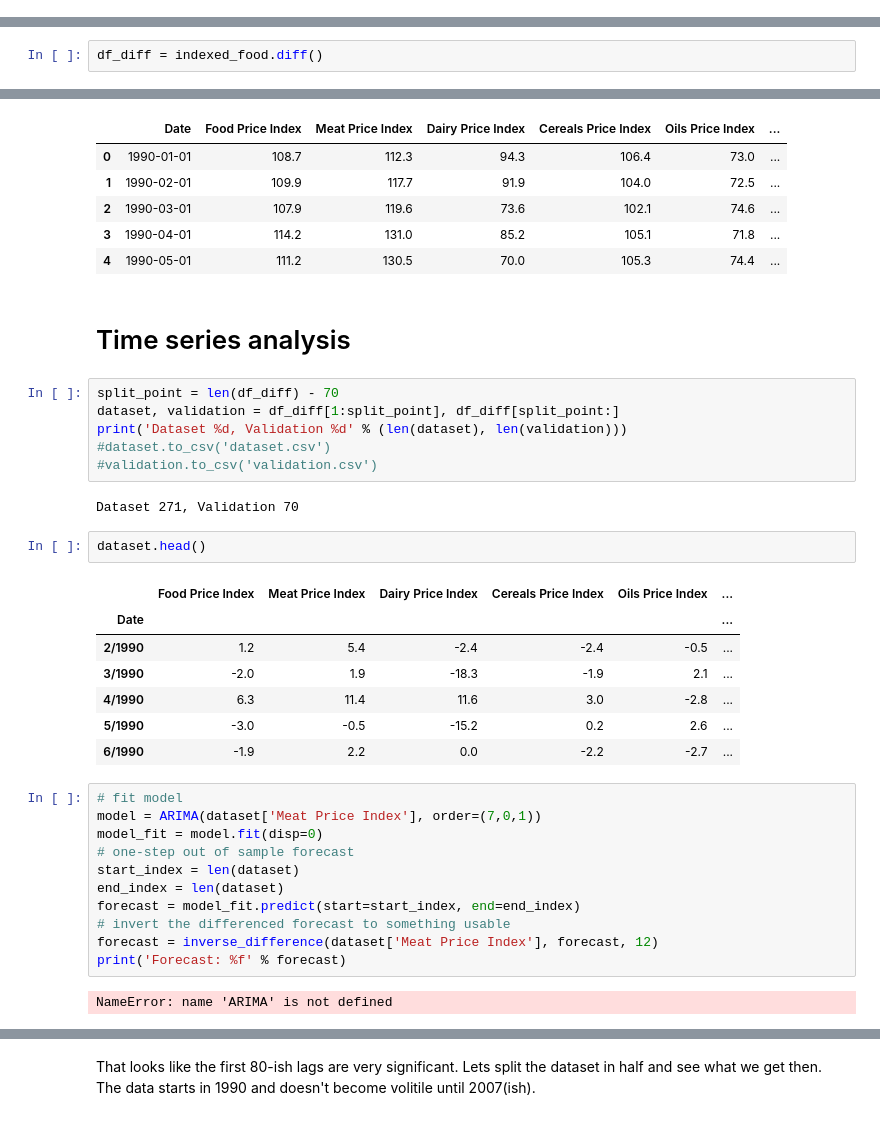
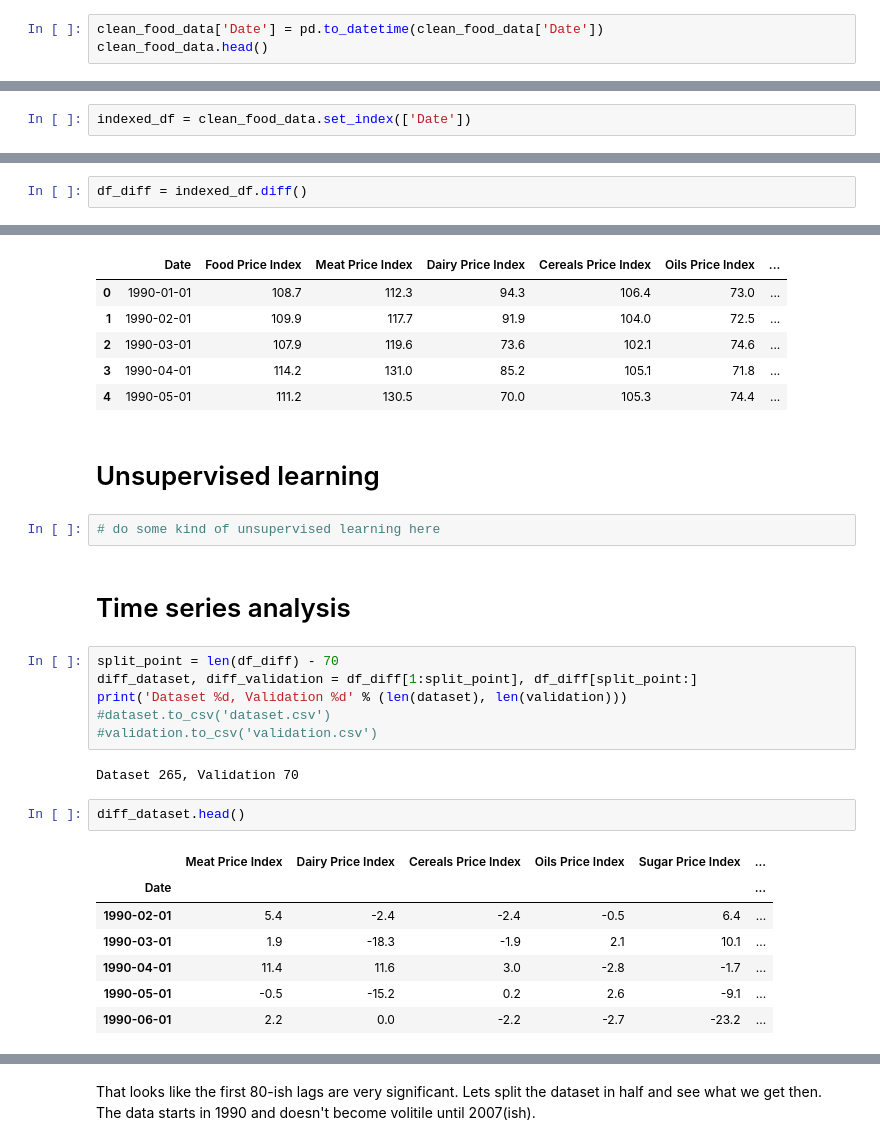
Before and after one commit to Schmidt8181/PreparingForTomorrow, a Jupyter notebook: FinalCapstone.ipynb, the cells around one changed output, grey strips where cells are left out. Drawn from its saved outputs; the diff is of its cells as text.

```diff
--- a/FinalCapstone.ipynb
+++ b/FinalCapstone.ipynb
@@ -171,0 +128,3 @@ plt.show()
+# %%
+clean_food_data['Date'] = pd.to_datetime(clean_food_data['Date'])
+clean_food_data.head()
@@ -171,0 +141,2 @@ plt.show()
+# %%
+indexed_df = clean_food_data.set_index(['Date'])
@@ -174,7 +203,7 @@ plt.show()
 # %%
 from statsmodels.tsa.stattools import adfuller
 # %%
-df_diff = indexed_food.diff()
+df_diff = indexed_df.diff()
 # %%
 df_diff.head()
 # %% [output]
@@ -291,36 +328,27 @@ food_data.head()
 | 2 | 1990-03-01 | 107.9 | 119.6 | 73.6 | 102.1 | 74.6 | ... |
 | 3 | 1990-04-01 | 114.2 | 131.0 | 85.2 | 105.1 | 71.8 | ... |
 | 4 | 1990-05-01 | 111.2 | 130.5 | 70.0 | 105.3 | 74.4 | ... |
+# %% [markdown]
+# Unsupervised learning
+# %%
+# do some kind of unsupervised learning here
 # %% [markdown]
 # Time series analysis
 # %%
 split_point = len(df_diff) - 70
-dataset, validation = df_diff[1:split_point], df_diff[split_point:]
+diff_dataset, diff_validation = df_diff[1:split_point], df_diff[split_point:]
 print('Dataset %d, Validation %d' % (len(dataset), len(validation)))
 #dataset.to_csv('dataset.csv')
 #validation.to_csv('validation.csv')
 # %% [output]
-Dataset 271, Validation 70
+Dataset 265, Validation 70
 # %%
-dataset.head()
+diff_dataset.head()
 # %% [output]
-|  | Food Price Index | Meat Price Index | Dairy Price Index | Cereals Price Index | Oils Price Index | ... |
+|  | Meat Price Index | Dairy Price Index | Cereals Price Index | Oils Price Index | Sugar Price Index | ... |
 | Date |  |  |  |  |  | ... |
-| 2/1990 | 1.2 | 5.4 | -2.4 | -2.4 | -0.5 | ... |
-| 3/1990 | -2.0 | 1.9 | -18.3 | -1.9 | 2.1 | ... |
-| 4/1990 | 6.3 | 11.4 | 11.6 | 3.0 | -2.8 | ... |
-| 5/1990 | -3.0 | -0.5 | -15.2 | 0.2 | 2.6 | ... |
-| 6/1990 | -1.9 | 2.2 | 0.0 | -2.2 | -2.7 | ... |
+| 1990-02-01 | 5.4 | -2.4 | -2.4 | -0.5 | 6.4 | ... |
+| 1990-03-01 | 1.9 | -18.3 | -1.9 | 2.1 | 10.1 | ... |
+| 1990-04-01 | 11.4 | 11.6 | 3.0 | -2.8 | -1.7 | ... |
+| 1990-05-01 | -0.5 | -15.2 | 0.2 | 2.6 | -9.1 | ... |
+| 1990-06-01 | 2.2 | 0.0 | -2.2 | -2.7 | -23.2 | ... |
-# %%
-# fit model
-model = ARIMA(dataset['Meat Price Index'], order=(7,0,1))
-model_fit = model.fit(disp=0)
-# one-step out of sample forecast
-start_index = len(dataset)
-end_index = len(dataset)
-forecast = model_fit.predict(start=start_index, end=end_index)
-# invert the differenced forecast to something usable
-forecast = inverse_difference(dataset['Meat Price Index'], forecast, 12)
-print('Forecast: %f' % forecast)
-# %% [output]
-NameError: name 'ARIMA' is not defined
```
Also changed, not shown: parts of 86 cells of this notebook.
